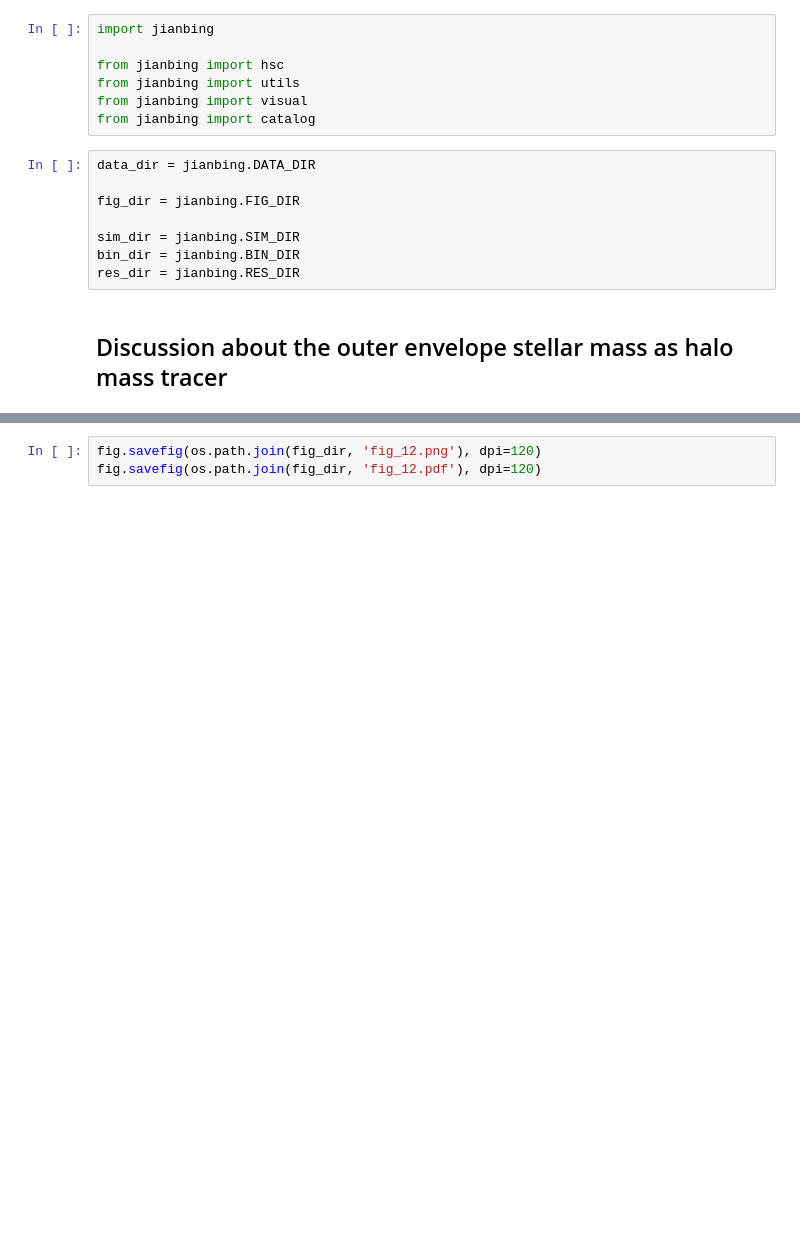
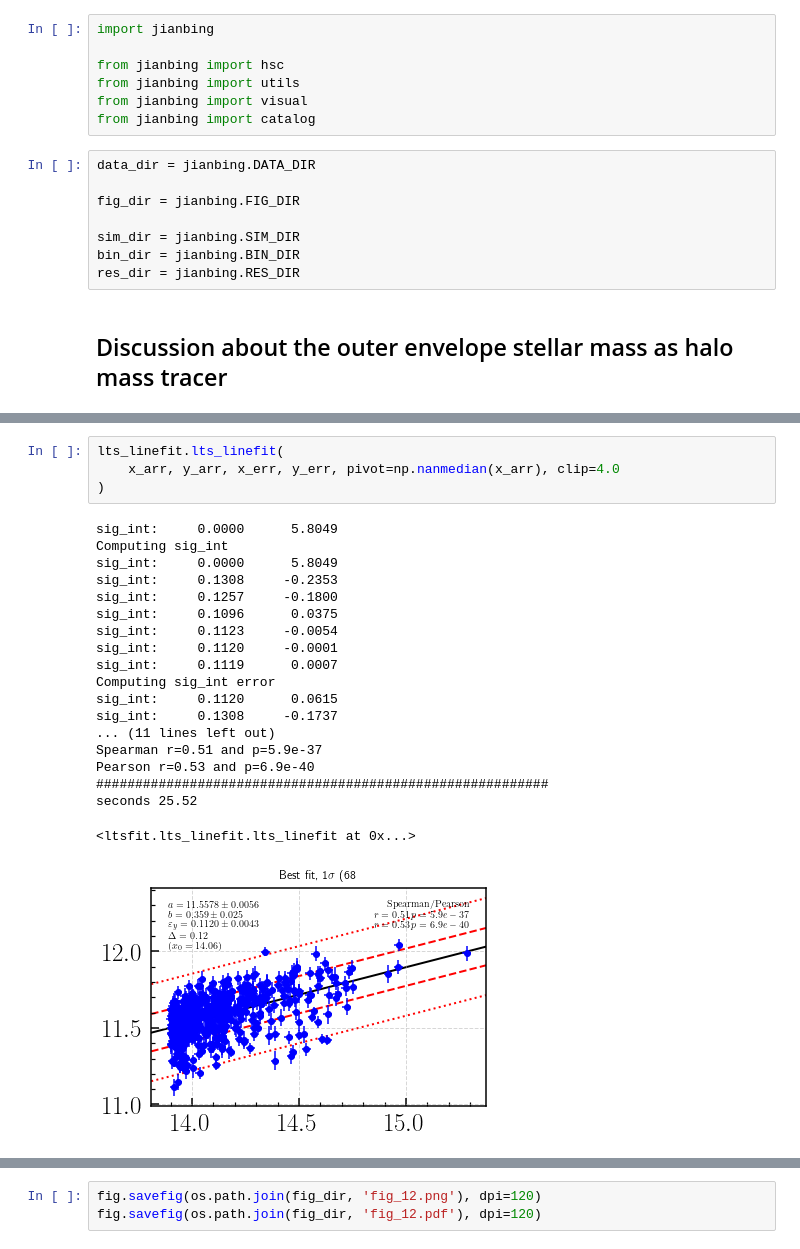
Before and after one commit to dr-guangtou/jianbing, a Jupyter notebook: notebooks/figure/fig12.ipynb, the cells around one changed output, grey strips where cells are left out. Cells and saved outputs as stored; diff of their text form; blank space fills up the shorter version.

```diff
--- a/notebooks/figure/fig12.ipynb
+++ b/notebooks/figure/fig12.ipynb
@@ -61,0 +94,24 @@ data_use = hsc_pre[mask]
+# %%
+lts_linefit.lts_linefit(
+    x_arr, y_arr, x_err, y_err, pivot=np.nanmedian(x_arr), clip=4.0
+)
+# %% [output]
+sig_int:     0.0000      5.8049
+Computing sig_int
+sig_int:     0.0000      5.8049
+sig_int:     0.1308     -0.2353
+sig_int:     0.1257     -0.1800
+sig_int:     0.1096      0.0375
+sig_int:     0.1123     -0.0054
+sig_int:     0.1120     -0.0001
+sig_int:     0.1119      0.0007
+Computing sig_int error
+sig_int:     0.1120      0.0615
+sig_int:     0.1308     -0.1737
+... (11 lines left out)
+Spearman r=0.51 and p=5.9e-37
+Pearson r=0.53 and p=6.9e-40
+##########################################################
+seconds 25.52
+<ltsfit.lts_linefit.lts_linefit at 0x...>
+[figure, added]
```
Also changed, not shown: parts of 15 cells of this notebook, 3 other files.
